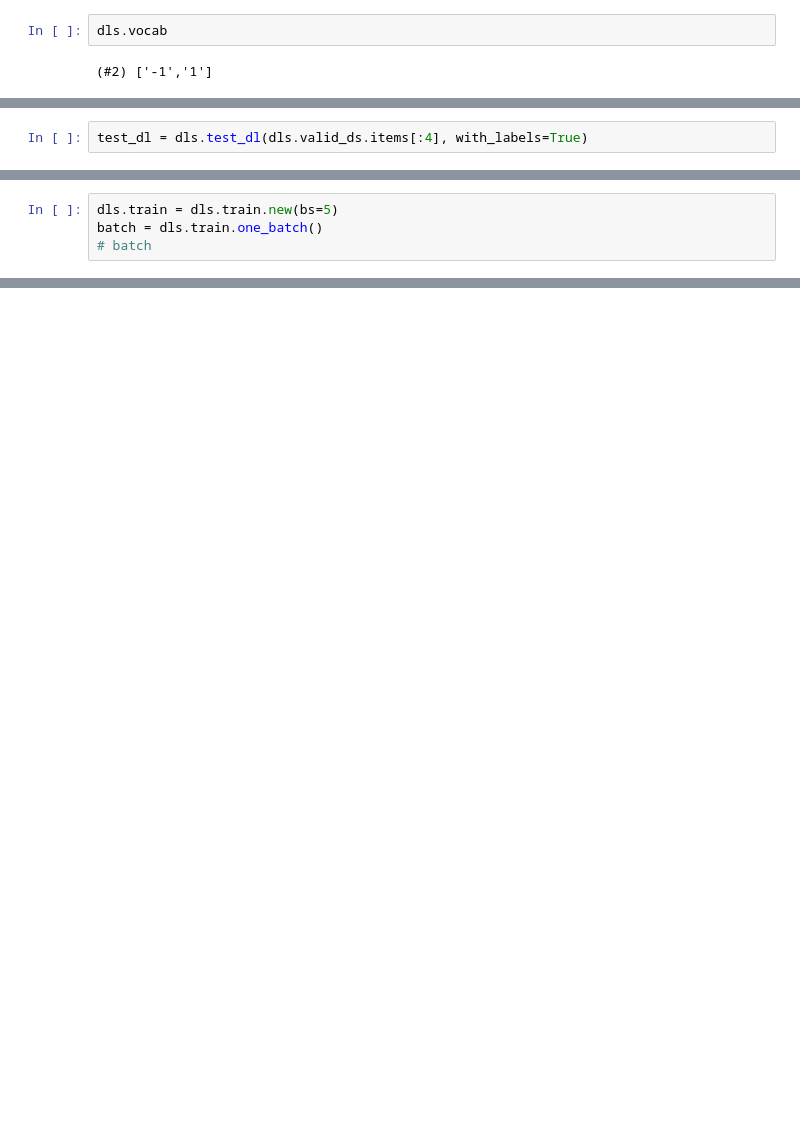
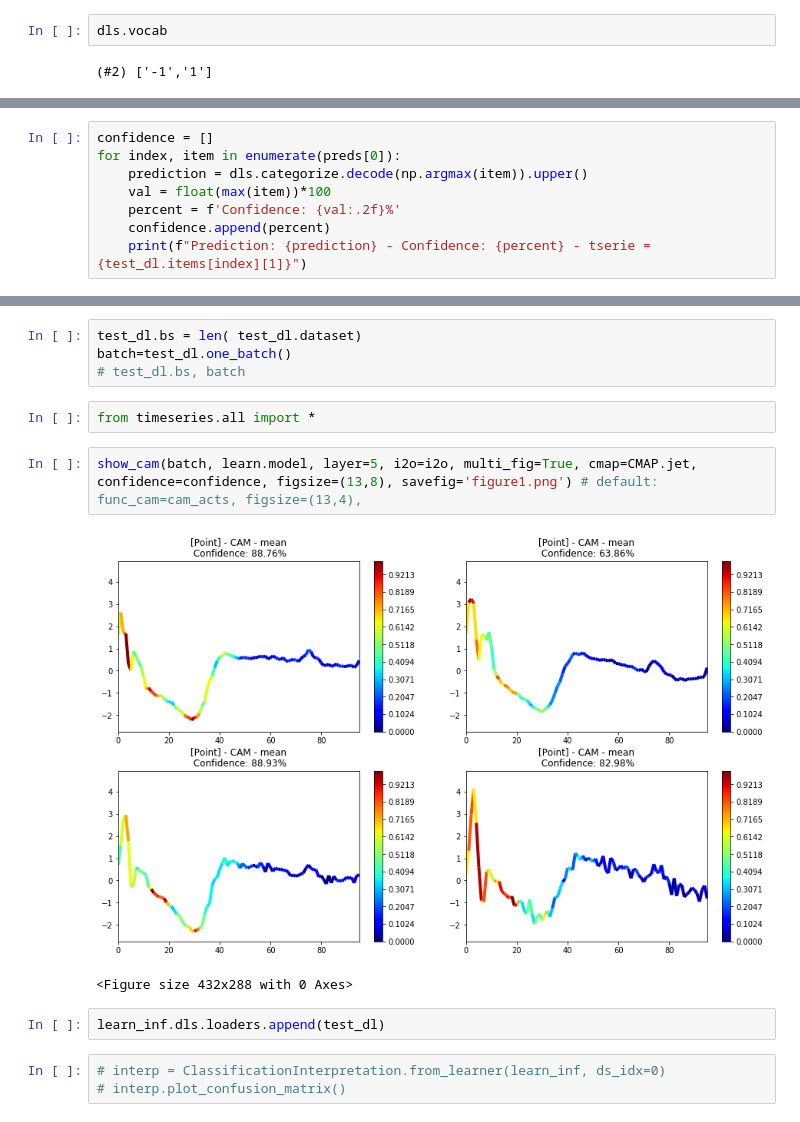
Before and after one commit to ai-fast-track/timeseries, a Jupyter notebook: nbs/inference_tuorial.ipynb, the cells around one changed output, grey strips where cells are left out. Saved outputs shown, nothing was run; the diff lists cells and outputs as text; blank space fills up the shorter version.

```diff
--- a/nbs/inference_tuorial.ipynb
+++ b/nbs/inference_tuorial.ipynb
@@ -212,2 +139,0 @@ learn_inf = load_learner(path/'export.pkl')
-# %%
-test_dl = dls.test_dl(dls.valid_ds.items[:4], with_labels=True)
@@ -650,4 +139,0 @@ show_cam(batch, model, layer=5, i2o=i2o, linewidth=2, scatter=True, cmap=CMAP.ho
-# %%
-dls.train = dls.train.new(bs=5)
-batch = dls.train.one_batch()
-# batch
@@ -680,0 +144,8 @@ show_cam(batch, model, layer=5, i2o=i2o, cmap='rainbow', linewidth=2, linestyles
+# %%
+confidence = []
+for index, item in enumerate(preds[0]):
+	prediction = dls.categorize.decode(np.argmax(item)).upper()
+	val = float(max(item))*100
+	percent = f'Confidence: {val:.2f}%'
+	confidence.append(percent)
+	print(f"Prediction: {prediction} - Confidence: {percent} - tserie = {test_dl.items[index][1]}")
@@ -681,2 +164,18 @@ show_cam(batch, model, layer=5, i2o=i2o, cmap='rainbow', linewidth=2, linestyles
+# %%
+test_dl.bs = len( test_dl.dataset)
+batch=test_dl.one_batch()
+# test_dl.bs, batch
+# %%
+from timeseries.all import *
+# %%
+show_cam(batch, learn.model, layer=5, i2o=i2o, multi_fig=True, cmap=CMAP.jet, confidence=confidence, figsize=(13,8), savefig='figure1.png') # default: func_cam=cam_acts, figsize=(13,4),
+# %% [output]
+[figure, added]
+<Figure size 432x288 with 0 Axes>
+# %%
+learn_inf.dls.loaders.append(test_dl)
+# %%
+# interp = ClassificationInterpretation.from_learner(learn_inf, ds_idx=0)
+# interp.plot_confusion_matrix()
 # %% [markdown]
 ![](images/montreal-pont-jacques-cartier.jpg)
```
Also changed, not shown: parts of 105 cells of this notebook, 17 other files.
